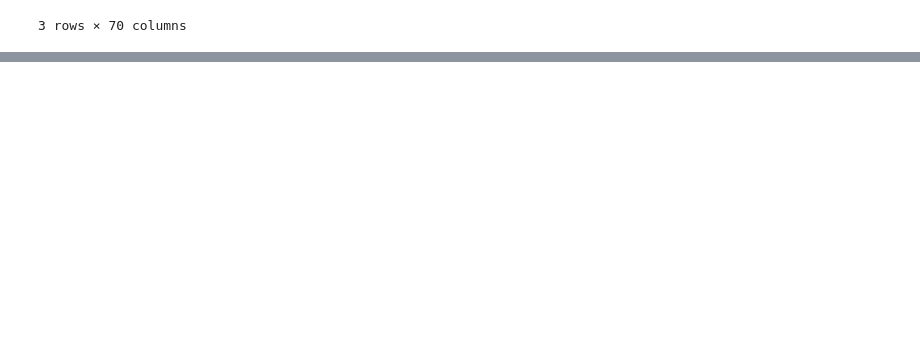
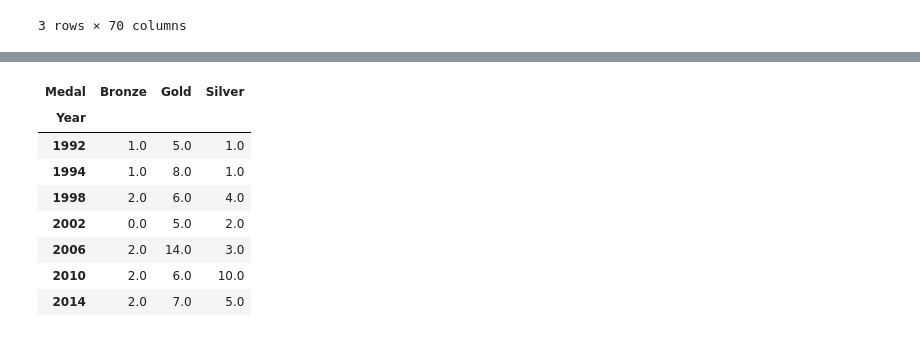
Before and after one commit to Miyeon-Pyeon/bigdataanalysis_practice, a Jupyter notebook: 빅분기_1108.ipynb, the cells around one changed output, grey strips where cells are left out. Drawn from its saved outputs; the diff is of its cells as text; code cells hidden in the pictures; blank space fills up the shorter version.

Commit message:
06_Pivot

```diff
--- a/빅분기_1108.ipynb
+++ b/빅분기_1108.ipynb
@@ -74,0 +104,16 @@ df.pivot_table(index='Dim1', columns='Period', values='First Tooltip', aggfunc='
+# %%
+# 한국 올림픽 메달리스트 데이터에서 년도에 따른 medal 갯수를 데이터프레임화 하라
+
+# kor.groupby('Year').Medal.count()
+
+kor.pivot_table(index='Year', columns='Medal', aggfunc='size').fillna(0)
+# %% [output]
+| Medal | Bronze | Gold | Silver |
+| Year |  |  |  |
+| 1992 | 1.0 | 5.0 | 1.0 |
+| 1994 | 1.0 | 8.0 | 1.0 |
+| 1998 | 2.0 | 6.0 | 4.0 |
+| 2002 | 0.0 | 5.0 | 2.0 |
+| 2006 | 2.0 | 14.0 | 3.0 |
+| 2010 | 2.0 | 6.0 | 10.0 |
+| 2014 | 2.0 | 7.0 | 5.0 |
```
Also changed, not shown: parts of 4 cells of this notebook.
